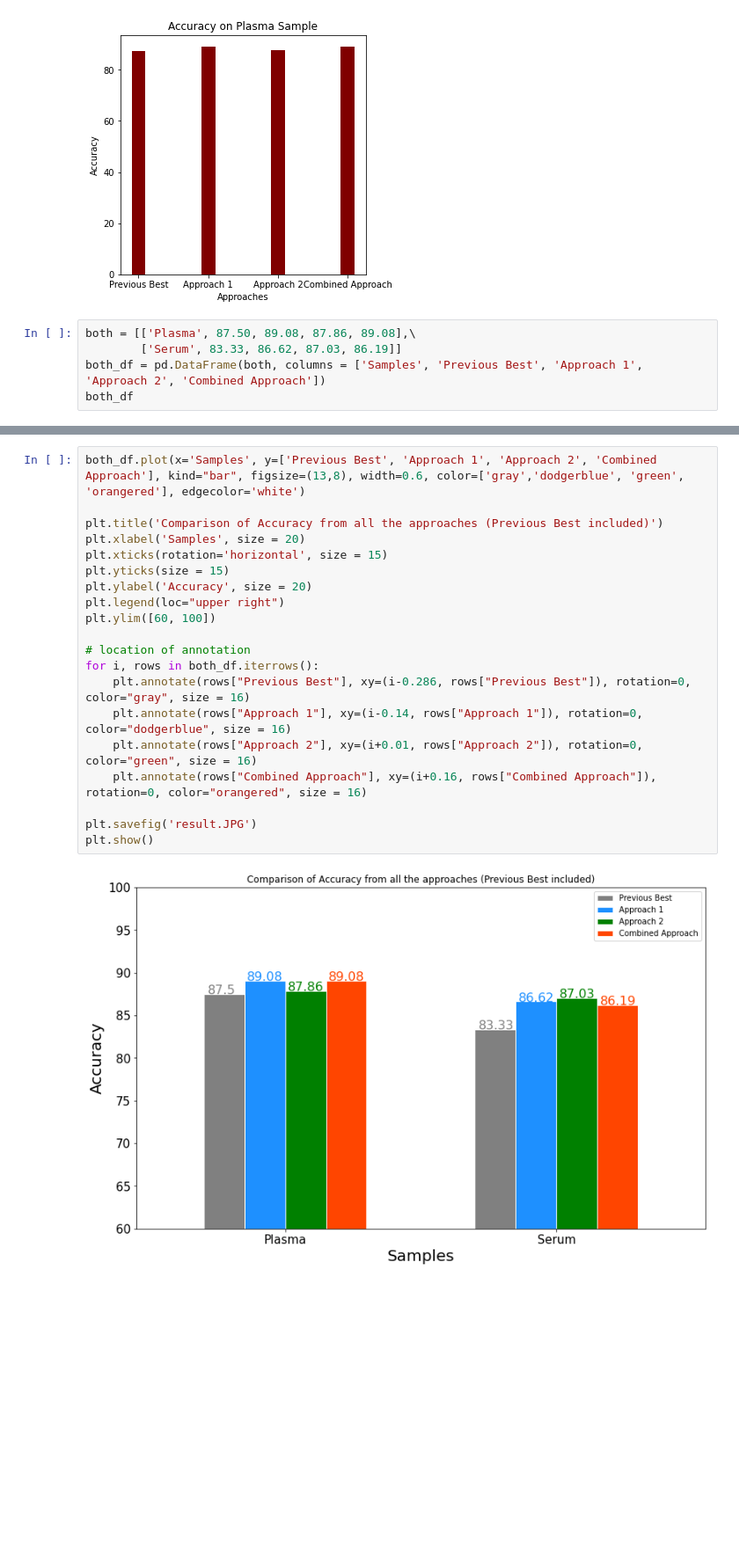
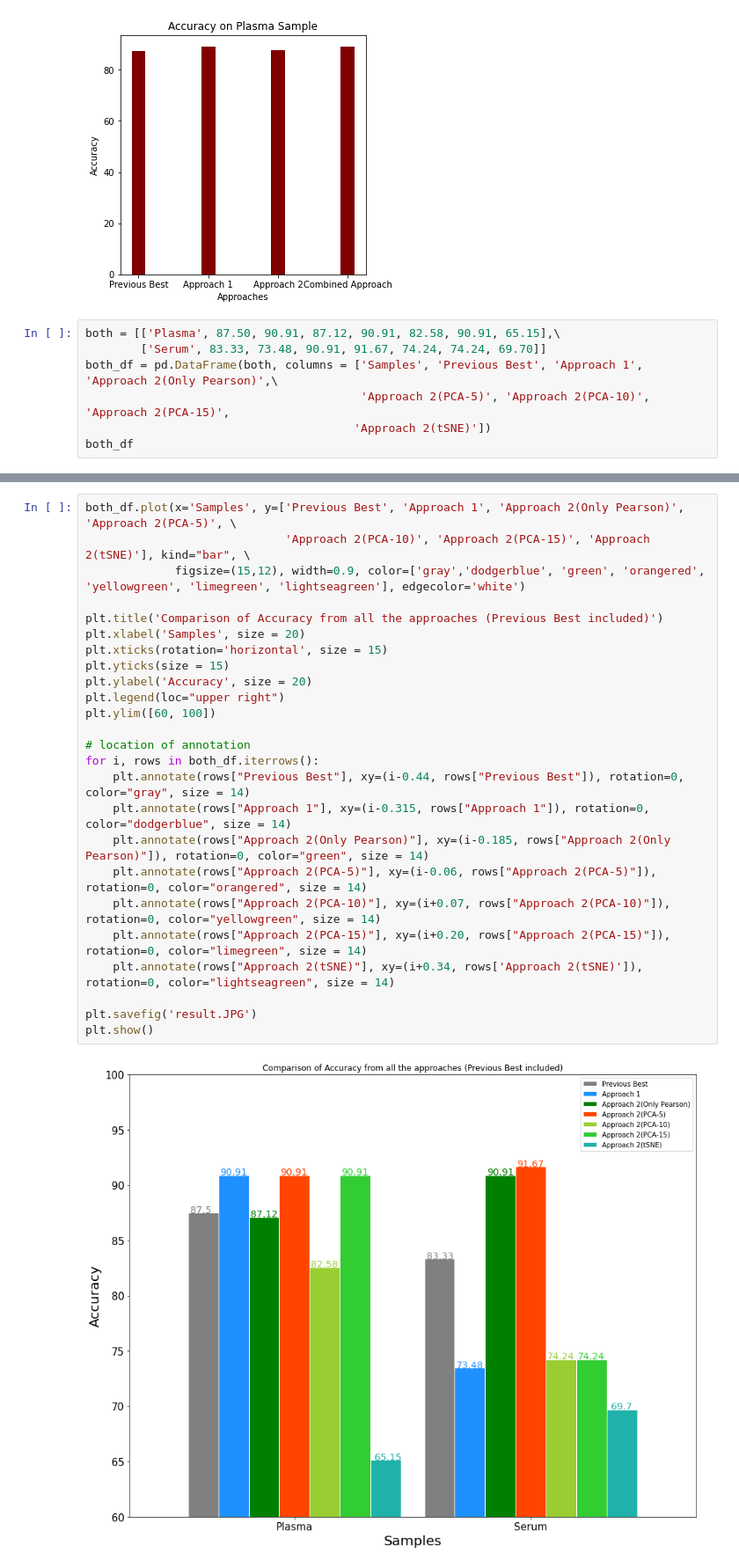
Before and after one commit to utshabkg/lung_cancer_biomarker, a Jupyter notebook: final and best approach/analysis of result.ipynb, the cells around one changed output, grey strips where cells are left out. Shown at 88% size. Cells and saved outputs as stored; diff of their text form; blank space fills up the shorter version.

```diff
--- a/final and best approach/analysis of result.ipynb
+++ b/final and best approach/analysis of result.ipynb
@@ -52,8 +73,10 @@ plt.show()
 # %% [output]
 [figure]
 # %%
-both = [['Plasma', 87.50, 89.08, 87.86, 89.08],\
-        ['Serum', 83.33, 86.62, 87.03, 86.19]]
-both_df = pd.DataFrame(both, columns = ['Samples', 'Previous Best', 'Approach 1', 'Approach 2', 'Combined Approach'])
+both = [['Plasma', 87.50, 90.91, 87.12, 90.91, 82.58, 90.91, 65.15],\
+        ['Serum', 83.33, 73.48, 90.91, 91.67, 74.24, 74.24, 69.70]]
+both_df = pd.DataFrame(both, columns = ['Samples', 'Previous Best', 'Approach 1', 'Approach 2(Only Pearson)',\
+                                        'Approach 2(PCA-5)', 'Approach 2(PCA-10)', 'Approach 2(PCA-15)',
+                                       'Approach 2(tSNE)'])
 both_df
 # %% [output]
@@ -63,22 +86,27 @@ both_df
 # %%
-both_df.plot(x='Samples', y=['Previous Best', 'Approach 1', 'Approach 2', 'Combined Approach'], kind="bar", figsize=(13,8), width=0.6, color=['gray','dodgerblue', 'green', 'orangered'], edgecolor='white')
+both_df.plot(x='Samples', y=['Previous Best', 'Approach 1', 'Approach 2(Only Pearson)', 'Approach 2(PCA-5)', \
+                             'Approach 2(PCA-10)', 'Approach 2(PCA-15)', 'Approach 2(tSNE)'], kind="bar", \
+             figsize=(15,12), width=0.9, color=['gray','dodgerblue', 'green', 'orangered', 'yellowgreen', 'limegreen', 'lightseagreen'], edgecolor='white')
 
 plt.title('Comparison of Accuracy from all the approaches (Previous Best included)')
 plt.xlabel('Samples', size = 20)
 plt.xticks(rotation='horizontal', size = 15)
 plt.yticks(size = 15)
 plt.ylabel('Accuracy', size = 20)
 plt.legend(loc="upper right")
 plt.ylim([60, 100])
 
 # location of annotation
 for i, rows in both_df.iterrows():
-    plt.annotate(rows["Previous Best"], xy=(i-0.286, rows["Previous Best"]), rotation=0, color="gray", size = 16)
-    plt.annotate(rows["Approach 1"], xy=(i-0.14, rows["Approach 1"]), rotation=0, color="dodgerblue", size = 16)
-    plt.annotate(rows["Approach 2"], xy=(i+0.01, rows["Approach 2"]), rotation=0, color="green", size = 16)
-    plt.annotate(rows["Combined Approach"], xy=(i+0.16, rows["Combined Approach"]), rotation=0, color="orangered", size = 16)
+    plt.annotate(rows["Previous Best"], xy=(i-0.44, rows["Previous Best"]), rotation=0, color="gray", size = 14)
+    plt.annotate(rows["Approach 1"], xy=(i-0.315, rows["Approach 1"]), rotation=0, color="dodgerblue", size = 14)
+    plt.annotate(rows["Approach 2(Only Pearson)"], xy=(i-0.185, rows["Approach 2(Only Pearson)"]), rotation=0, color="green", size = 14)
+    plt.annotate(rows["Approach 2(PCA-5)"], xy=(i-0.06, rows["Approach 2(PCA-5)"]), rotation=0, color="orangered", size = 14)
+    plt.annotate(rows["Approach 2(PCA-10)"], xy=(i+0.07, rows["Approach 2(PCA-10)"]), rotation=0, color="yellowgreen", size = 14)
+    plt.annotate(rows["Approach 2(PCA-15)"], xy=(i+0.20, rows["Approach 2(PCA-15)"]), rotation=0, color="limegreen", size = 14)
+    plt.annotate(rows["Approach 2(tSNE)"], xy=(i+0.34, rows['Approach 2(tSNE)']), rotation=0, color="lightseagreen", size = 14)
 
 plt.savefig('result.JPG')
 plt.show()
 # %% [output]
-[figure, old version]
+[figure, new version]
```
Also changed, not shown: parts of 4 cells of this notebook, 4 other files.
